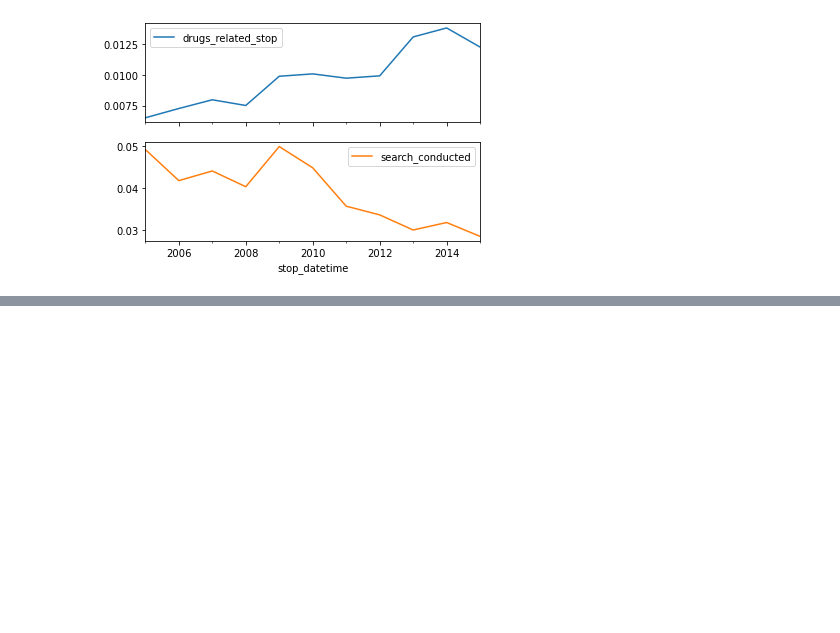
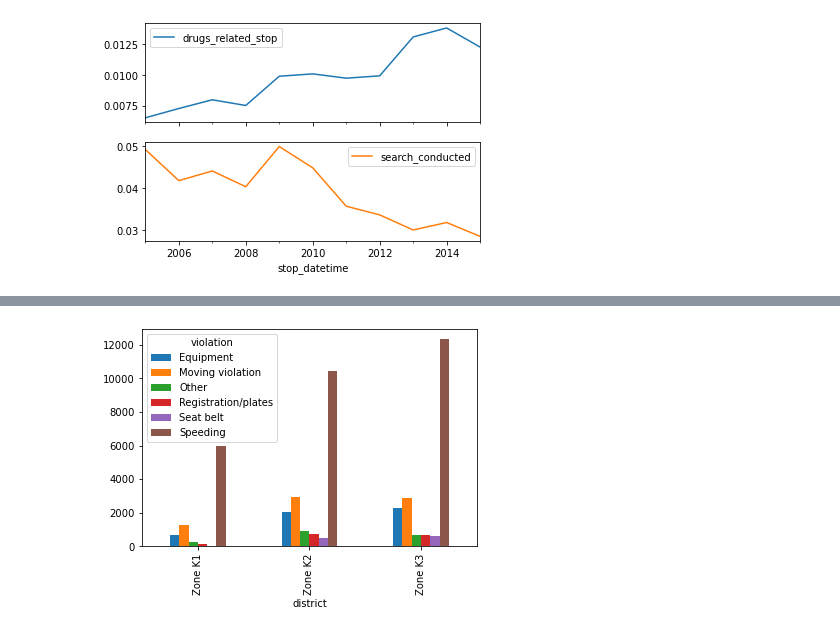
Before and after one commit to chngchn/DataCamp_AnalyzingPoliceActivity, a Jupyter notebook: Analysis.ipynb, the cells around one changed output, grey strips where cells are left out. Saved outputs shown, nothing was run; the diff lists cells and outputs as text; code cells hidden in the pictures; blank space fills up the shorter version.

```diff
--- a/Analysis.ipynb
+++ b/Analysis.ipynb
@@ -589,0 +626,14 @@ plt.show()
+# %%
+# Save the frequency table as 'all_zones'
+all_zones = pd.crosstab(ri.district, ri.violation)
+
+# Save the smaller table as 'k_zones'
+k_zones = all_zones.loc['Zone K1': 'Zone K3']
+# %%
+# Create a bar plot of 'k_zones'
+k_zones.plot(kind = 'bar')
+
+# Display the plot
+plt.show()
+# %% [output]
+[figure, added]
```
Also changed, not shown: parts of 57 cells of this notebook.
